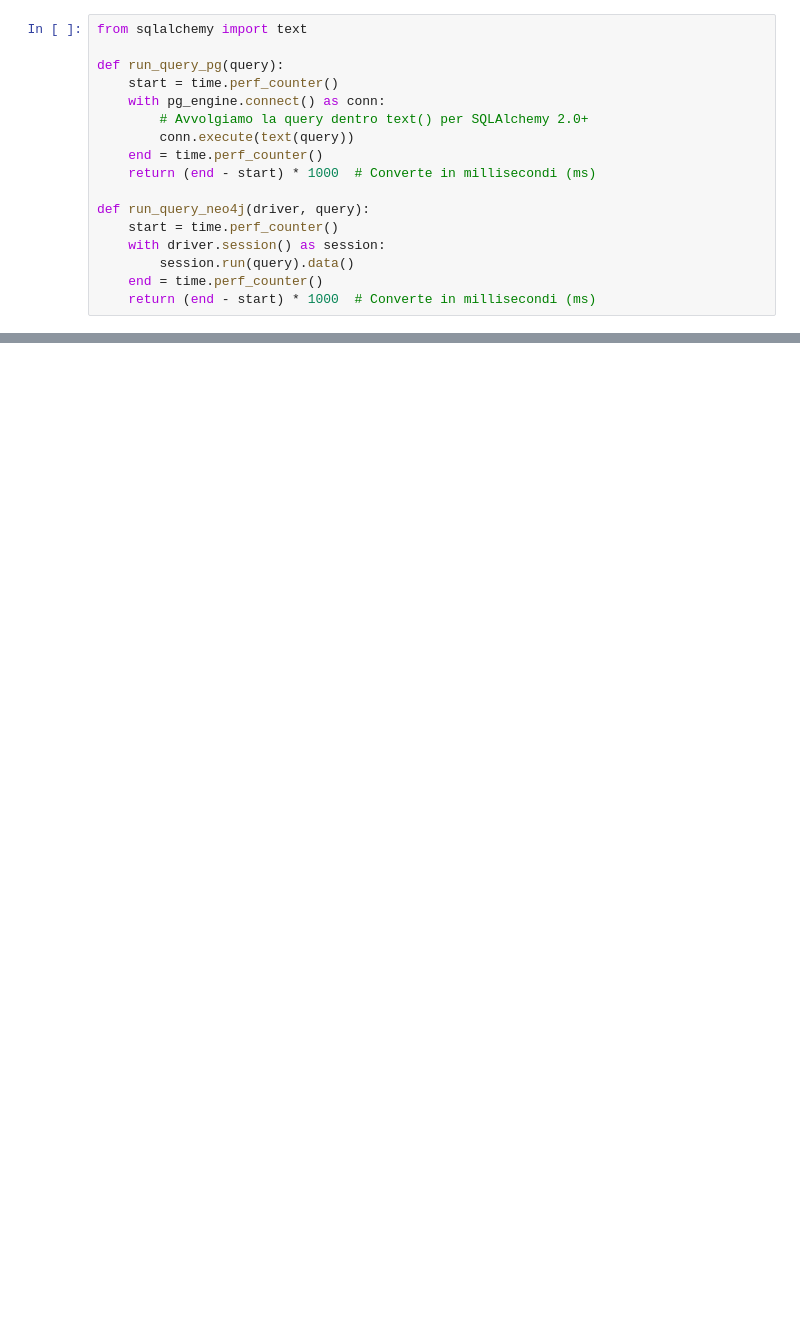
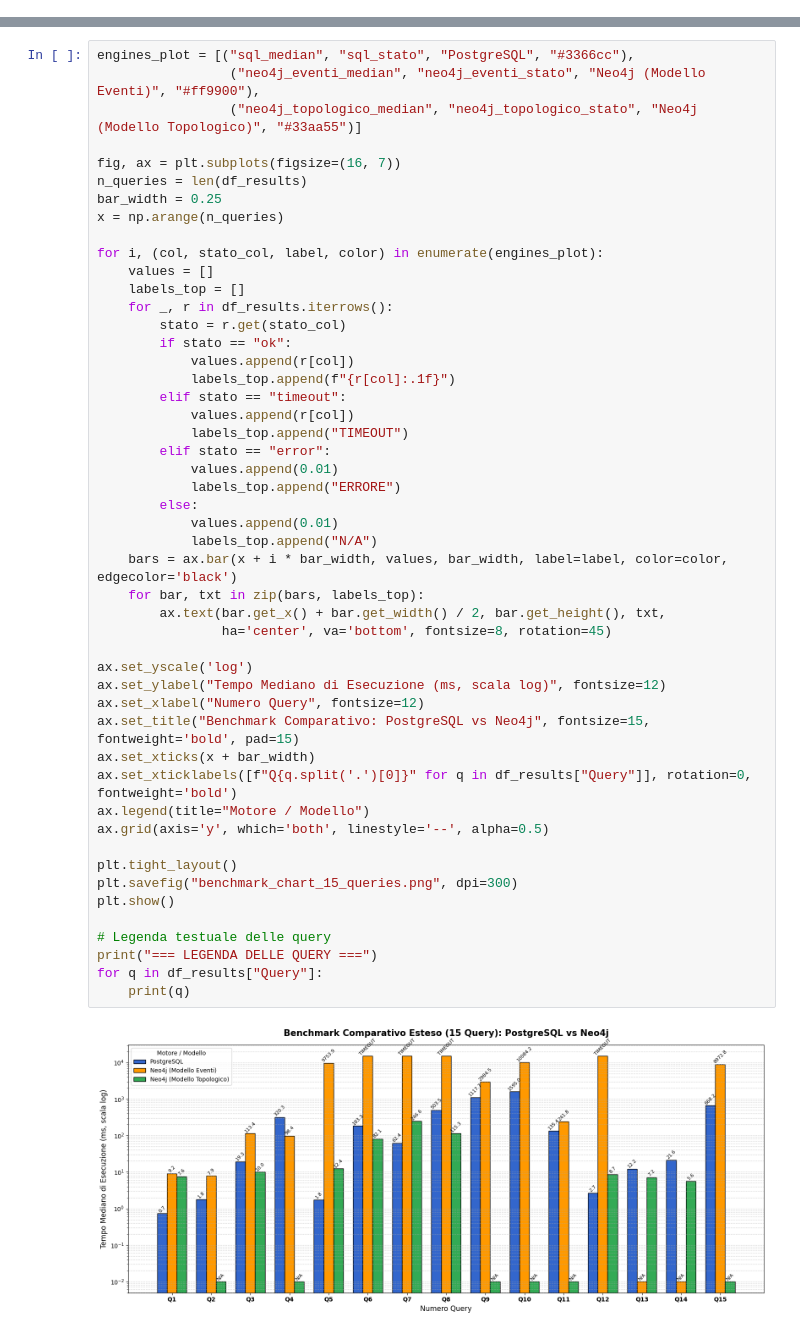
Before and after one commit to matteorisolo/flight-db-benchmark, a Jupyter notebook: notebooks/benchmarks.ipynb, the cells around one changed output, grey strips where cells are left out. Drawn from its saved outputs; the diff is of its cells as text; blank space fills up the shorter version.

```diff
--- a/notebooks/benchmarks.ipynb
+++ b/notebooks/benchmarks.ipynb
@@ -36,17 +0,0 @@ Per misurare i tempi di esecuzione in modo accurato, utilizziamo `time.perf_coun
-# %%
-from sqlalchemy import text
-
-def run_query_pg(query):
-    start = time.perf_counter()
-    with pg_engine.connect() as conn:
-        # Avvolgiamo la query dentro text() per SQLAlchemy 2.0+
-        conn.execute(text(query))
-    end = time.perf_counter()
-    return (end - start) * 1000  # Converte in millisecondi (ms)
-
-def run_query_neo4j(driver, query):
-    start = time.perf_counter()
-    with driver.session() as session:
-        session.run(query).data()
-    end = time.perf_counter()
-    return (end - start) * 1000  # Converte in millisecondi (ms)
@@ -464,0 +600,51 @@ Connessioni ai database chiuse correttamente.
+# %%
+engines_plot = [("sql_median", "sql_stato", "PostgreSQL", "#3366cc"),
+                 ("neo4j_eventi_median", "neo4j_eventi_stato", "Neo4j (Modello Eventi)", "#ff9900"),
+                 ("neo4j_topologico_median", "neo4j_topologico_stato", "Neo4j (Modello Topologico)", "#33aa55")]
+
+fig, ax = plt.subplots(figsize=(16, 7))
+n_queries = len(df_results)
+bar_width = 0.25
+x = np.arange(n_queries)
+
+for i, (col, stato_col, label, color) in enumerate(engines_plot):
+    values = []
+    labels_top = []
+    for _, r in df_results.iterrows():
+        stato = r.get(stato_col)
+        if stato == "ok":
+            values.append(r[col])
+            labels_top.append(f"{r[col]:.1f}")
+        elif stato == "timeout":
+            values.append(r[col])
+            labels_top.append("TIMEOUT")
+        elif stato == "error":
+            values.append(0.01)
+            labels_top.append("ERRORE")
+        else:
+            values.append(0.01)
+            labels_top.append("N/A")
+    bars = ax.bar(x + i * bar_width, values, bar_width, label=label, color=color, edgecolor='black')
+    for bar, txt in zip(bars, labels_top):
+        ax.text(bar.get_x() + bar.get_width() / 2, bar.get_height(), txt,
+                ha='center', va='bottom', fontsize=8, rotation=45)
+
+ax.set_yscale('log')
+ax.set_ylabel("Tempo Mediano di Esecuzione (ms, scala log)", fontsize=12)
+ax.set_xlabel("Numero Query", fontsize=12)
+ax.set_title("Benchmark Comparativo: PostgreSQL vs Neo4j", fontsize=15, fontweight='bold', pad=15)
+ax.set_xticks(x + bar_width)
+ax.set_xticklabels([f"Q{q.split('.')[0]}" for q in df_results["Query"]], rotation=0, fontweight='bold')
+ax.legend(title="Motore / Modello")
+ax.grid(axis='y', which='both', linestyle='--', alpha=0.5)
+
+plt.tight_layout()
+plt.savefig("benchmark_chart_15_queries.png", dpi=300)
+plt.show()
+
+# Legenda testuale delle query
+print("=== LEGENDA DELLE QUERY ===")
+for q in df_results["Query"]:
+    print(q)
+# %% [output]
+[figure, added]
```
Also changed, not shown: parts of 39 cells of this notebook, 19 other files.
